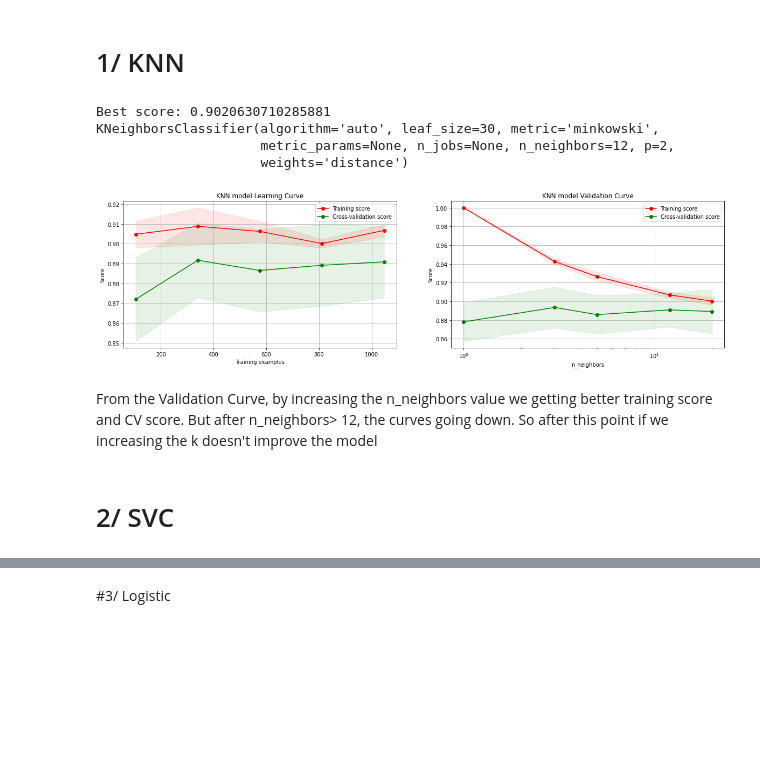
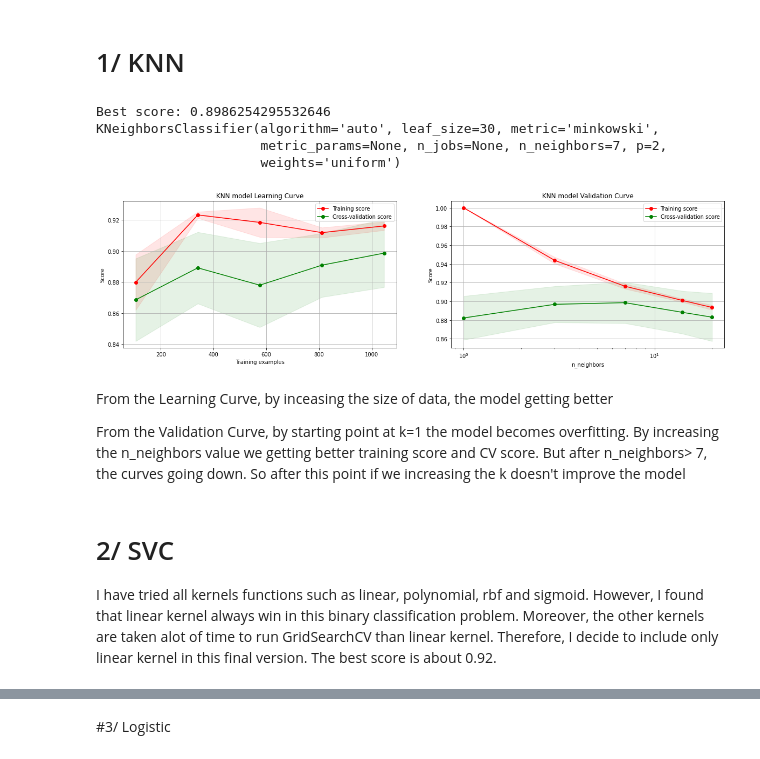
Before and after one commit to votamvan/cs582, a Jupyter notebook: ML_Project1_final.ipynb, the cells around one changed output, grey strips where cells are left out. Cells and saved outputs as stored; diff of their text form; code cells hidden in the pictures; blank space fills up the shorter version.

```diff
--- a/ML_Project1_final.ipynb
+++ b/ML_Project1_final.ipynb
@@ -237,0 +242,4 @@ Index: []
+# %%
+corrmat = df_train.corr()
+f, ax = plt.subplots(figsize=(24, 18))
+sns.heatmap(corrmat,vmin=0.5, vmax=1, center= 0, cmap= 'coolwarm', square=True,linewidths=0.5, linecolor='pink');
@@ -238,3 +262,5 @@ Index: []
+# %%
+df_train = df_train.drop(['Street', 'GarageYrBlt', 'TotRmsAbvGrd', 'GarageArea','Fireplaces', 'GarageCond','PoolArea'], axis=1)
 # %% [markdown]
 # Step 3: Data Preparation
 # %% [markdown]
@@ -266,9 +292,10 @@ def best_estimator(estimator,tuned_parameters,X,y,cv):
                       cv = cv, scoring = 'accuracy', n_jobs=-1)
   grid.fit(X,y)
   best_estimator = grid.best_estimator_
+  best_score = grid.best_score_
   print(f'Best score: {grid.best_score_}')
   print(grid.best_estimator_)
-  return best_estimator
+  return best_estimator, best_score
 # %%
 #show complexity curve (validation curve) and learning curve
 import matplotlib.pyplot as plt
@@ -333,24 +360,27 @@ def show_TV_curve(estimator, title, X,y, param_name, param_range, cv) :
 # 1/ KNN
 # %%
 from sklearn.neighbors import KNeighborsClassifier
-weight_options = ["uniform", "distance"]
 k_range = np.arange(1,30)
-tuned_parameters = dict(n_neighbors = k_range, weights = weight_options)
-knn_estimator = best_estimator(KNeighborsClassifier(), tuned_parameters,X,y,10)
+tuned_parameters = dict(n_neighbors = k_range)
+knn_estimator, knn_score = best_estimator(KNeighborsClassifier(), tuned_parameters,X,y,10)
 # %% [output]
-Best score: 0.9020630710285881
+Best score: 0.8986254295532646
 KNeighborsClassifier(algorithm='auto', leaf_size=30, metric='minkowski',
-                     metric_params=None, n_jobs=None, n_neighbors=12, p=2,
-                     weights='distance')
+                     metric_params=None, n_jobs=None, n_neighbors=7, p=2,
+                     weights='uniform')
 # %%
-param_range = [1,3,5,12,20]
-show_TV_curve(KNeighborsClassifier(12),'KNN model',X,y,'n_neighbors',param_range,10)
+param_range = [1,3,7,14,20]
+show_TV_curve(knn_estimator,'KNN model',X,y,'n_neighbors',param_range,10)
 # %% [output]
-[figure, old version]
+[figure, new version]
 # %% [markdown]
-From the Validation Curve, by increasing the n_neighbors value we getting better training score and CV score. But after n_neighbors> 12, the curves going down. So after this point if we increasing the k doesn't improve the model
+From the Learning Curve, by inceasing the size of data, the model getting better
+
+From the Validation Curve, by starting point at k=1 the model becomes overfitting. By increasing the n_neighbors value we getting better training score and CV score.
+But after n_neighbors> 7, the curves going down. So after this point if we increasing the k doesn't improve the model
-# %% [markdown]
-# 2/ SVC
+# %% [markdown]
+# 2/ SVC
+I have tried all kernels functions such as linear, polynomial, rbf and sigmoid. However, I found that linear kernel always win in this binary classification problem. Moreover, the other kernels are taken alot of time to run GridSearchCV than linear kernel. Therefore, I decide to include only linear kernel in this final version. The best score is about 0.92.
 # %%
 from sklearn.svm import LinearSVC
 tuned_parameters = {
```
Also changed, not shown: parts of 26 cells of this notebook.
